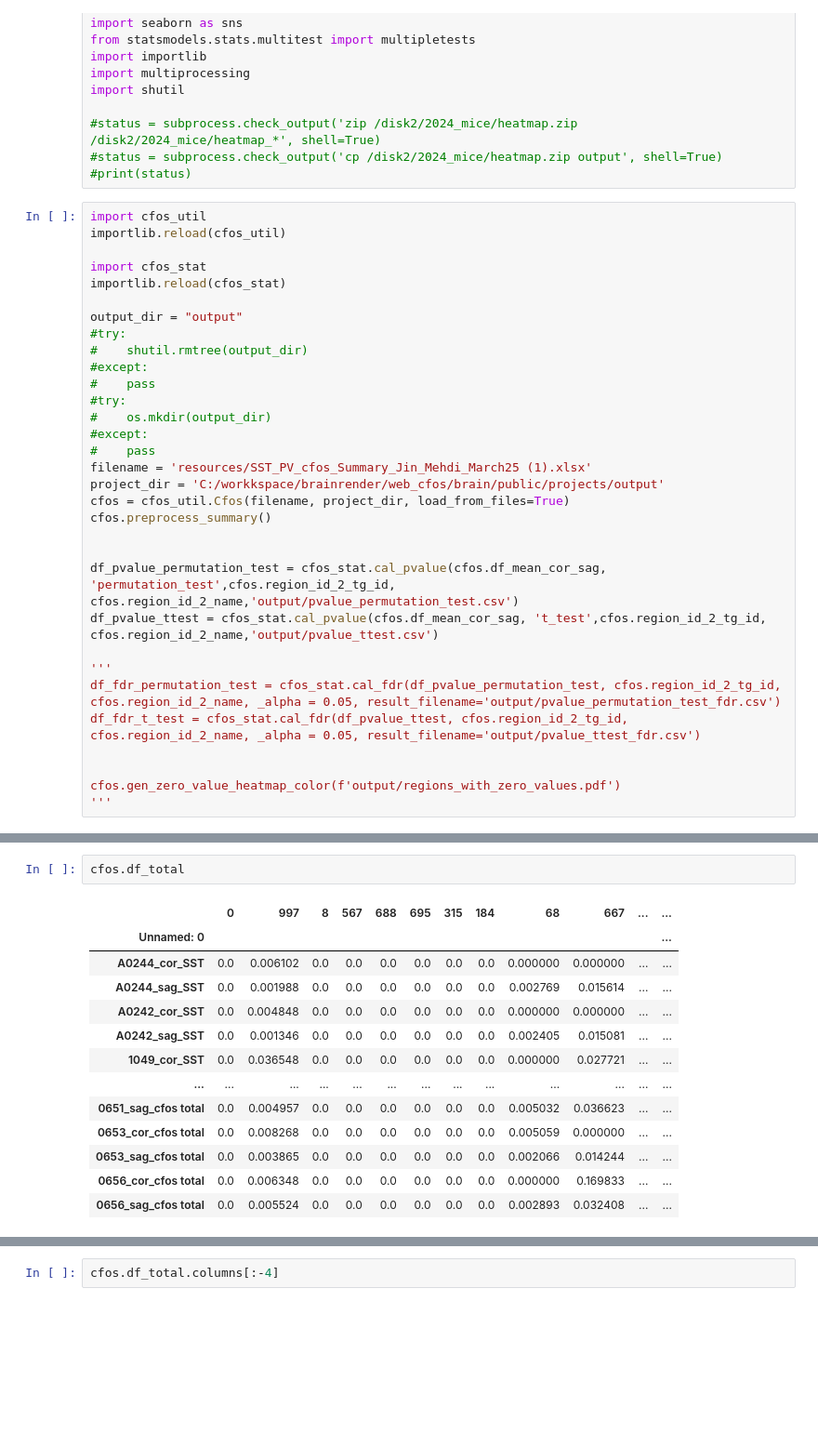
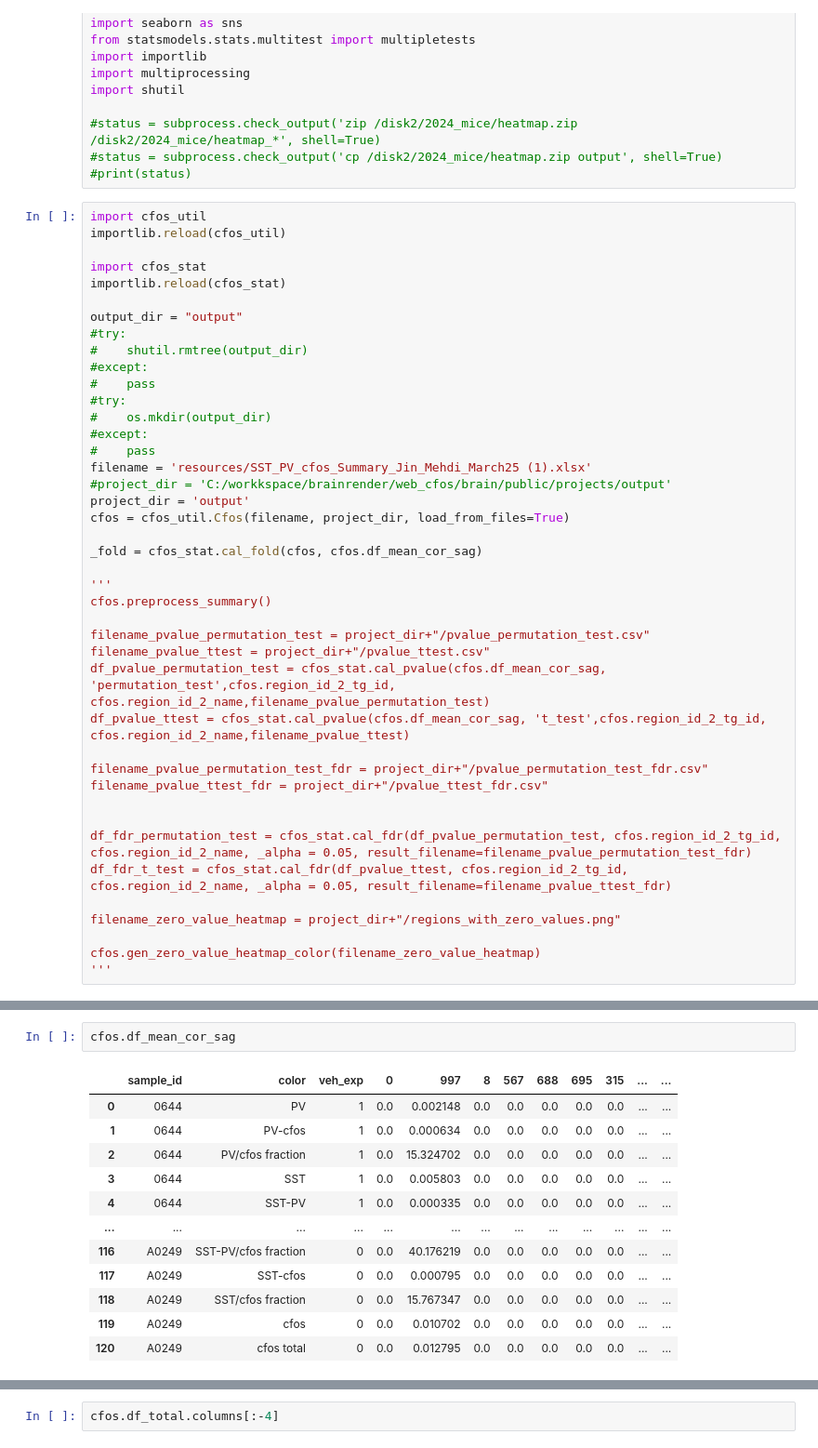
Before and after one commit to jhahncs/brain-slice-render, a Jupyter notebook: cfos/cfos_analysis.ipynb, the cells around one changed output, grey strips where cells are left out. Shown at 93% size. Drawn from its saved outputs; the diff is of its cells as text; blank space fills up the shorter version.

Commit message:
heatmap

```diff
--- a/cfos/cfos_analysis.ipynb
+++ b/cfos/cfos_analysis.ipynb
@@ -45,19 +45,29 @@ output_dir = "output"
 #except:
 #    pass
 filename = 'resources/SST_PV_cfos_Summary_Jin_Mehdi_March25 (1).xlsx'
-project_dir = 'C:/workkspace/brainrender/web_cfos/brain/public/projects/output'
+#project_dir = 'C:/workkspace/brainrender/web_cfos/brain/public/projects/output'
+project_dir = 'output'
 cfos = cfos_util.Cfos(filename, project_dir, load_from_files=True)
+
+_fold = cfos_stat.cal_fold(cfos, cfos.df_mean_cor_sag)
+
+'''
 cfos.preprocess_summary()
 
+filename_pvalue_permutation_test = project_dir+"/pvalue_permutation_test.csv"
+filename_pvalue_ttest = project_dir+"/pvalue_ttest.csv"
+df_pvalue_permutation_test = cfos_stat.cal_pvalue(cfos.df_mean_cor_sag, 'permutation_test',cfos.region_id_2_tg_id, cfos.region_id_2_name,filename_pvalue_permutation_test)
+df_pvalue_ttest = cfos_stat.cal_pvalue(cfos.df_mean_cor_sag, 't_test',cfos.region_id_2_tg_id, cfos.region_id_2_name,filename_pvalue_ttest)
 
-df_pvalue_permutation_test = cfos_stat.cal_pvalue(cfos.df_mean_cor_sag, 'permutation_test',cfos.region_id_2_tg_id, cfos.region_id_2_name,'output/pvalue_permutation_test.csv')
-df_pvalue_ttest = cfos_stat.cal_pvalue(cfos.df_mean_cor_sag, 't_test',cfos.region_id_2_tg_id, cfos.region_id_2_name,'output/pvalue_ttest.csv')
-
-'''
-df_fdr_permutation_test = cfos_stat.cal_fdr(df_pvalue_permutation_test, cfos.region_id_2_tg_id, cfos.region_id_2_name, _alpha = 0.05, result_filename='output/pvalue_permutation_test_fdr.csv')
-df_fdr_t_test = cfos_stat.cal_fdr(df_pvalue_ttest, cfos.region_id_2_tg_id, cfos.region_id_2_name, _alpha = 0.05, result_filename='output/pvalue_ttest_fdr.csv')
+filename_pvalue_permutation_test_fdr = project_dir+"/pvalue_permutation_test_fdr.csv"
+filename_pvalue_ttest_fdr = project_dir+"/pvalue_ttest_fdr.csv"
 
 
-cfos.gen_zero_value_heatmap_color(f'output/regions_with_zero_values.pdf')
+df_fdr_permutation_test = cfos_stat.cal_fdr(df_pvalue_permutation_test, cfos.region_id_2_tg_id, cfos.region_id_2_name, _alpha = 0.05, result_filename=filename_pvalue_permutation_test_fdr)
+df_fdr_t_test = cfos_stat.cal_fdr(df_pvalue_ttest, cfos.region_id_2_tg_id, cfos.region_id_2_name, _alpha = 0.05, result_filename=filename_pvalue_ttest_fdr)
+
+filename_zero_value_heatmap = project_dir+"/regions_with_zero_values.png"
+
+cfos.gen_zero_value_heatmap_color(filename_zero_value_heatmap)
 '''
 # %% [output]
@@ -65,16 +145,15 @@ NameError: name 'importlib' is not defined
 # %%
-cfos.df_total
+cfos.df_mean_cor_sag
 # %% [output]
-|  | 0 | 997 | 8 | 567 | 688 | 695 | 315 | 184 | 68 | 667 | ... | ... |
-| Unnamed: 0 |  |  |  |  |  |  |  |  |  |  |  | ... |
-| A0244_cor_SST | 0.0 | 0.006102 | 0.0 | 0.0 | 0.0 | 0.0 | 0.0 | 0.0 | 0.000000 | 0.000000 | ... | ... |
-| A0244_sag_SST | 0.0 | 0.001988 | 0.0 | 0.0 | 0.0 | 0.0 | 0.0 | 0.0 | 0.002769 | 0.015614 | ... | ... |
-| A0242_cor_SST | 0.0 | 0.004848 | 0.0 | 0.0 | 0.0 | 0.0 | 0.0 | 0.0 | 0.000000 | 0.000000 | ... | ... |
-| A0242_sag_SST | 0.0 | 0.001346 | 0.0 | 0.0 | 0.0 | 0.0 | 0.0 | 0.0 | 0.002405 | 0.015081 | ... | ... |
-| 1049_cor_SST | 0.0 | 0.036548 | 0.0 | 0.0 | 0.0 | 0.0 | 0.0 | 0.0 | 0.000000 | 0.027721 | ... | ... |
+|  | sample_id | color | veh_exp | 0 | 997 | 8 | 567 | 688 | 695 | 315 | ... | ... |
+| 0 | 0644 | PV | 1 | 0.0 | 0.002148 | 0.0 | 0.0 | 0.0 | 0.0 | 0.0 | ... | ... |
+| 1 | 0644 | PV-cfos | 1 | 0.0 | 0.000634 | 0.0 | 0.0 | 0.0 | 0.0 | 0.0 | ... | ... |
+| 2 | 0644 | PV/cfos fraction | 1 | 0.0 | 15.324702 | 0.0 | 0.0 | 0.0 | 0.0 | 0.0 | ... | ... |
+| 3 | 0644 | SST | 1 | 0.0 | 0.005803 | 0.0 | 0.0 | 0.0 | 0.0 | 0.0 | ... | ... |
+| 4 | 0644 | SST-PV | 1 | 0.0 | 0.000335 | 0.0 | 0.0 | 0.0 | 0.0 | 0.0 | ... | ... |
 | ... | ... | ... | ... | ... | ... | ... | ... | ... | ... | ... | ... | ... |
-| 0651_sag_cfos total | 0.0 | 0.004957 | 0.0 | 0.0 | 0.0 | 0.0 | 0.0 | 0.0 | 0.005032 | 0.036623 | ... | ... |
-| 0653_cor_cfos total | 0.0 | 0.008268 | 0.0 | 0.0 | 0.0 | 0.0 | 0.0 | 0.0 | 0.005059 | 0.000000 | ... | ... |
-| 0653_sag_cfos total | 0.0 | 0.003865 | 0.0 | 0.0 | 0.0 | 0.0 | 0.0 | 0.0 | 0.002066 | 0.014244 | ... | ... |
-| 0656_cor_cfos total | 0.0 | 0.006348 | 0.0 | 0.0 | 0.0 | 0.0 | 0.0 | 0.0 | 0.000000 | 0.169833 | ... | ... |
-| 0656_sag_cfos total | 0.0 | 0.005524 | 0.0 | 0.0 | 0.0 | 0.0 | 0.0 | 0.0 | 0.002893 | 0.032408 | ... | ... |
+| 116 | A0249 | SST-PV/cfos fraction | 0 | 0.0 | 40.176219 | 0.0 | 0.0 | 0.0 | 0.0 | 0.0 | ... | ... |
+| 117 | A0249 | SST-cfos | 0 | 0.0 | 0.000795 | 0.0 | 0.0 | 0.0 | 0.0 | 0.0 | ... | ... |
+| 118 | A0249 | SST/cfos fraction | 0 | 0.0 | 15.767347 | 0.0 | 0.0 | 0.0 | 0.0 | 0.0 | ... | ... |
+| 119 | A0249 | cfos | 0 | 0.0 | 0.010702 | 0.0 | 0.0 | 0.0 | 0.0 | 0.0 | ... | ... |
+| 120 | A0249 | cfos total | 0 | 0.0 | 0.012795 | 0.0 | 0.0 | 0.0 | 0.0 | 0.0 | ... | ... |
```
Also changed, not shown: parts of 7 cells of this notebook, 4 other files.
